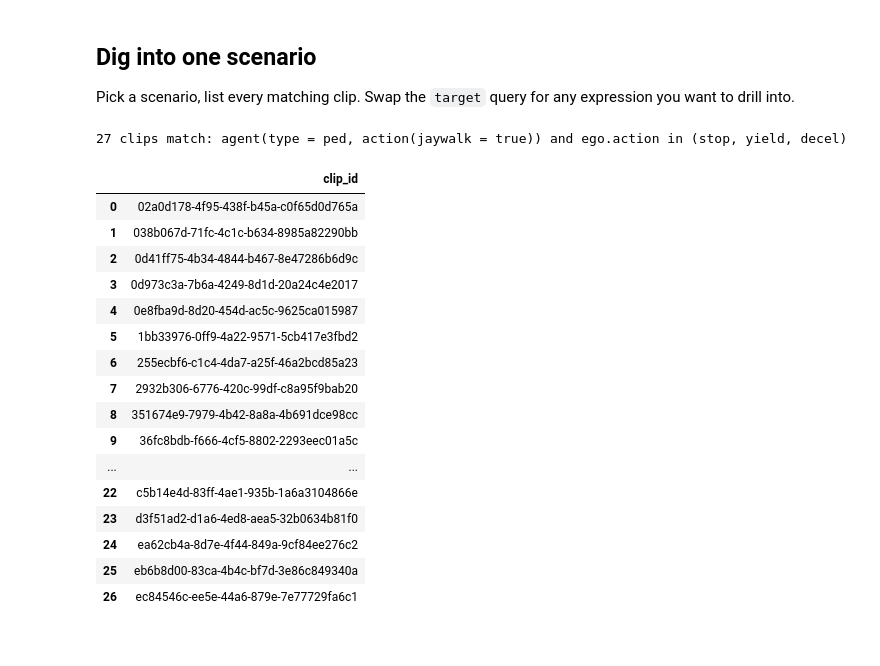
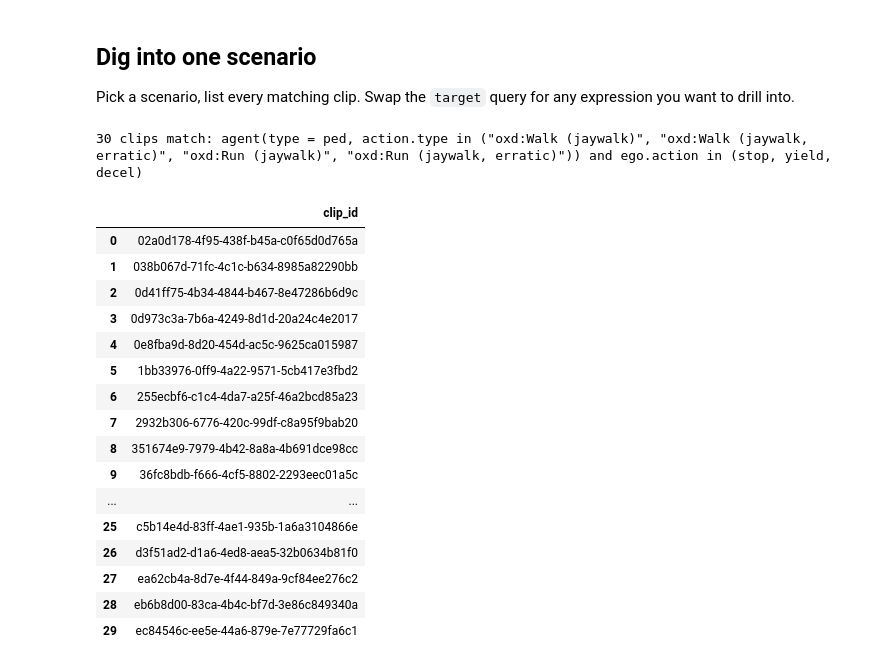
Before and after one commit to nv-tlabs/cascade-devkit, a Jupyter notebook: notebooks/04_scenario_catalog.ipynb, the cells around one changed output. Drawn from its saved outputs; the diff is of its cells as text; code cells hidden in the pictures.

```diff
--- a/notebooks/04_scenario_catalog.ipynb
+++ b/notebooks/04_scenario_catalog.ipynb
@@ -179,27 +185,32 @@ plt.show()
 Pick a scenario, list every matching clip. Swap the `target`
 query for any expression you want to drill into.
 # %%
-target = "agent(type = ped, action(jaywalk = true)) and ego.action in (stop, yield, decel)"
+target = (
+    'agent(type = ped, action.type in ('
+    '"oxd:Walk (jaywalk)", "oxd:Walk (jaywalk, erratic)", '
+    '"oxd:Run (jaywalk)", "oxd:Run (jaywalk, erratic)")) '
+    "and ego.action in (stop, yield, decel)"
+)
 clips = sorted(set(ds.find(target).clips()))
 
 print(f"{len(clips)} clips match: {target}\n")
 pd.DataFrame({"clip_id": clips})
 # %% [output]
-27 clips match: agent(type = ped, action(jaywalk = true)) and ego.action in (stop, yield, decel)
+30 clips match: agent(type = ped, action.type in ("oxd:Walk (jaywalk)", "oxd:Walk (jaywalk, erratic)", "oxd:Run (jaywalk)", "oxd:Run (jaywalk, erratic)")) and ego.action in (stop, yield, decel)
 |  | clip_id |
 | 0 | 02a0d178-4f95-438f-b45a-c0f65d0d765a |
 | 1 | 038b067d-71fc-4c1c-b634-8985a82290bb |
 | 2 | 0d41ff75-4b34-4844-b467-8e47286b6d9c |
 | 3 | 0d973c3a-7b6a-4249-8d1d-20a24c4e2017 |
 | 4 | 0e8fba9d-8d20-454d-ac5c-9625ca015987 |
 | 5 | 1bb33976-0ff9-4a22-9571-5cb417e3fbd2 |
 | 6 | 255ecbf6-c1c4-4da7-a25f-46a2bcd85a23 |
 | 7 | 2932b306-6776-420c-99df-c8a95f9bab20 |
 | 8 | 351674e9-7979-4b42-8a8a-4b691dce98cc |
 | 9 | 36fc8bdb-f666-4cf5-8802-2293eec01a5c |
 | ... | ... |
-| 22 | c5b14e4d-83ff-4ae1-935b-1a6a3104866e |
-| 23 | d3f51ad2-d1a6-4ed8-aea5-32b0634b81f0 |
-| 24 | ea62cb4a-8d7e-4f44-849a-9cf84ee276c2 |
-| 25 | eb6b8d00-83ca-4b4c-bf7d-3e86c849340a |
-| 26 | ec84546c-ee5e-44a6-879e-7e77729fa6c1 |
+| 25 | c5b14e4d-83ff-4ae1-935b-1a6a3104866e |
+| 26 | d3f51ad2-d1a6-4ed8-aea5-32b0634b81f0 |
+| 27 | ea62cb4a-8d7e-4f44-849a-9cf84ee276c2 |
+| 28 | eb6b8d00-83ca-4b4c-bf7d-3e86c849340a |
+| 29 | ec84546c-ee5e-44a6-879e-7e77729fa6c1 |
```
Also changed, not shown: parts of 3 cells of this notebook, 8 other files.
